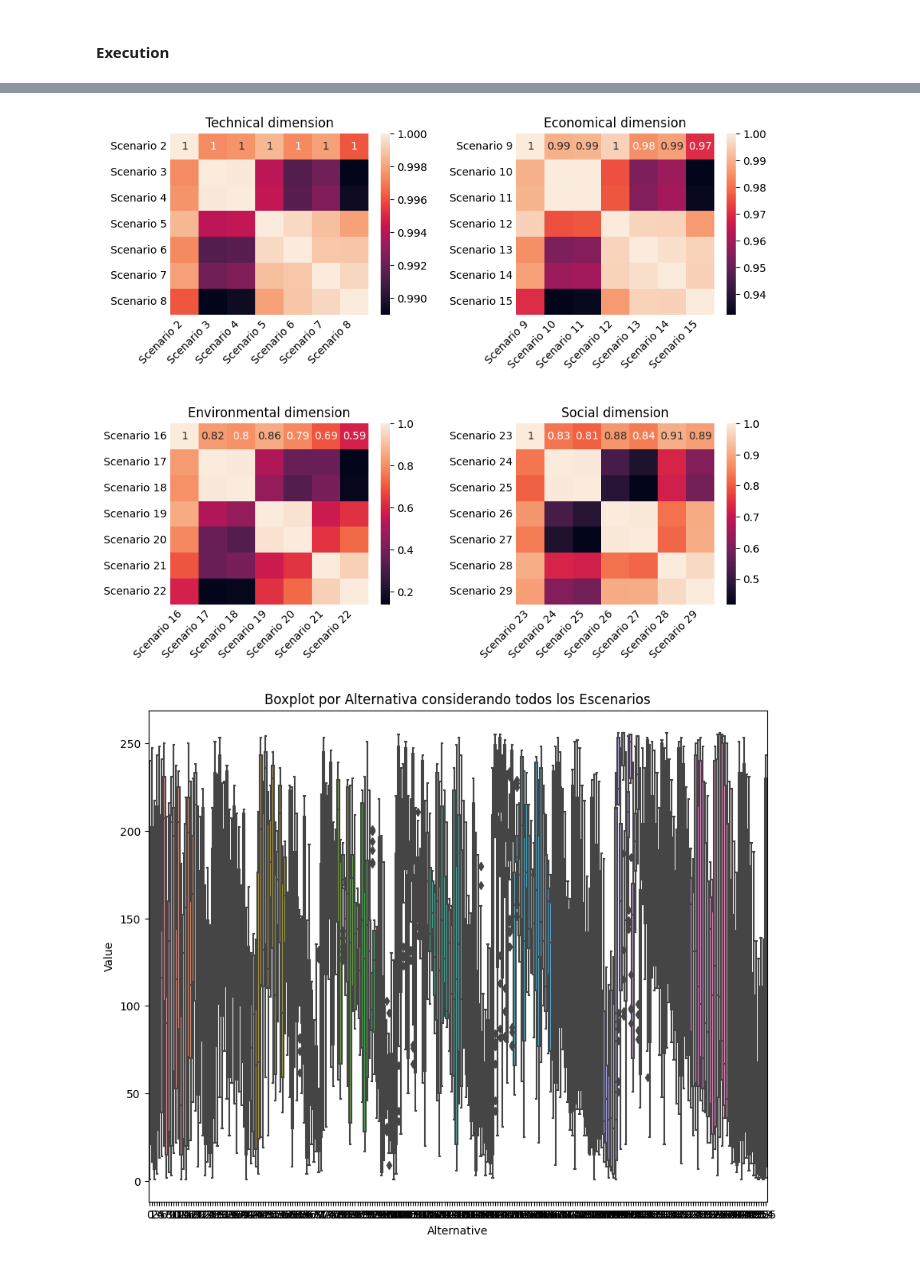
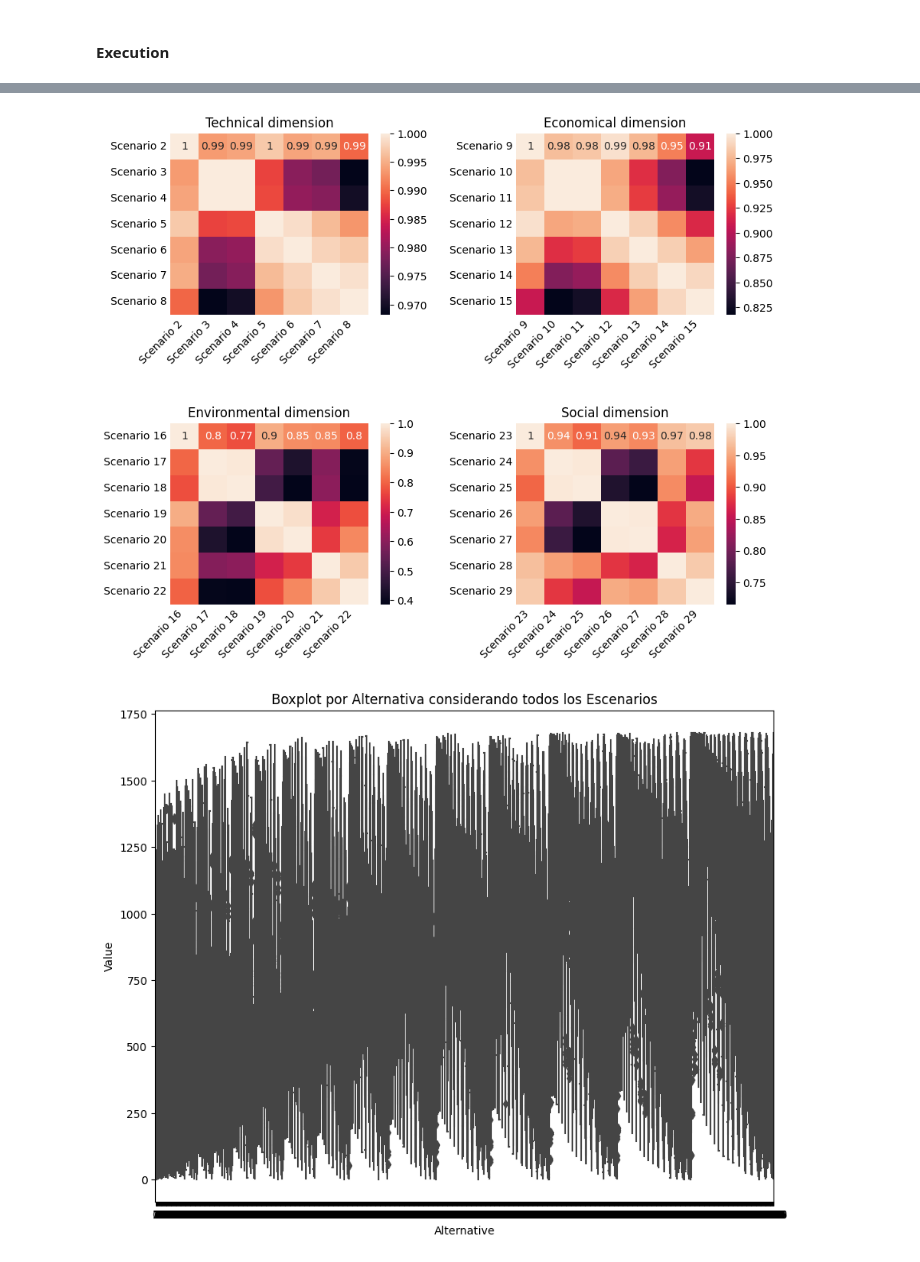
Before and after one commit to MateoBarrera/ResearchDev, a Jupyter notebook: analysis_result/data_exploration_01.ipynb, the cells around one changed output, grey strips where cells are left out. Drawn from its saved outputs; the diff is of its cells as text; code cells hidden in the pictures.

Commit message:
feat: Update case study file resources and configurations

```diff
--- a/analysis_result/data_exploration_01.ipynb
+++ b/analysis_result/data_exploration_01.ipynb
@@ -307,7 +307,7 @@ def analysis(df):
 #### Execution
 # %%
 CASE_STUDY = "santa_rosalia"
-FILE = f"../case_studies/results/{CASE_STUDY}/ranking_of_256_alternatives.xlsx"
+FILE = f"../case_studies/results/{CASE_STUDY}/ranking_of_1680_alternatives.xlsx"
 # Read the Excel file into a pandas DataFrame
 df = pd.read_excel(FILE)
 df.rename(columns={"Unnamed: 0": "Alternative"}, inplace=True)
@@ -334,2 +334,2 @@ analysis(df)
-[figure, old version]
+[figure, new version]
-[figure, old version]
+[figure, new version]
```
Also changed, not shown: parts of 3 cells of this notebook.
